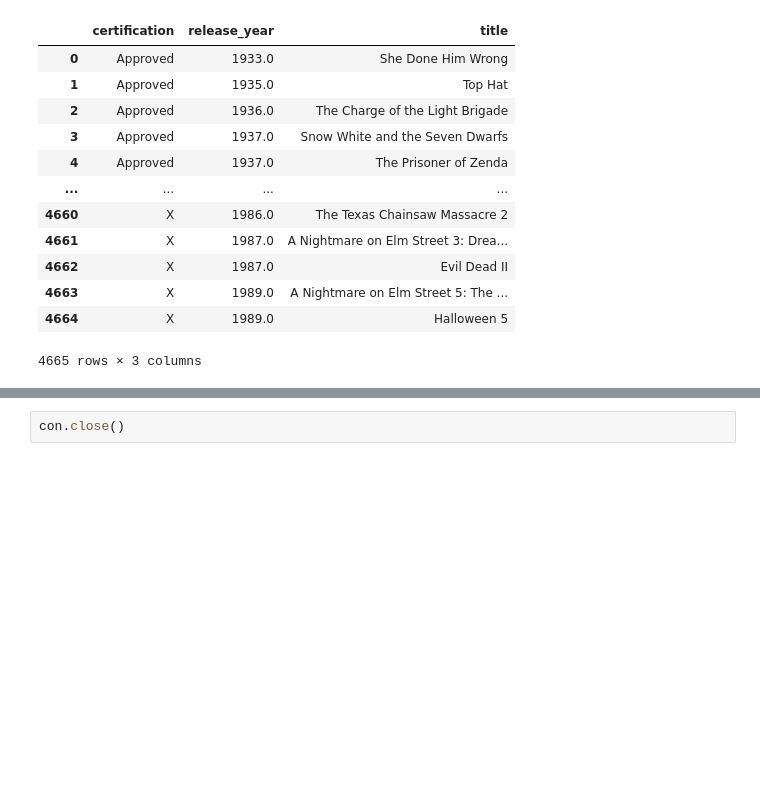
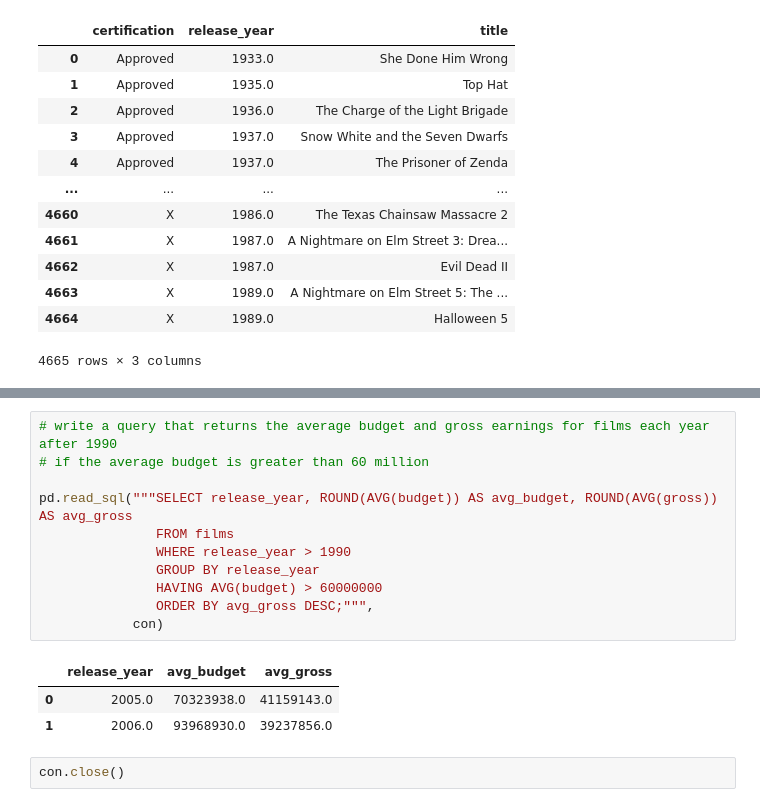
Before and after one commit to Cooleekova/data_engineering, a Jupyter notebook: SQL/SQL_basics.ipynb, the cells around one changed output, grey strips where cells are left out. Cells and saved outputs as stored; diff of their text form; blank space fills up the shorter version.

Commit message:
add examples with HAVING

```diff
--- a/SQL/SQL_basics.ipynb
+++ b/SQL/SQL_basics.ipynb
@@ -640,3 +663,18 @@ pd.read_sql("""SELECT release_year, COUNT(DISTINCT language) AS lang_count
+# %%
+# write a query that returns the average budget and gross earnings for films each year after 1990
+# if the average budget is greater than 60 million
+
+pd.read_sql("""SELECT release_year, ROUND(AVG(budget)) AS avg_budget, ROUND(AVG(gross)) AS avg_gross
+               FROM films
+               WHERE release_year > 1990
+               GROUP BY release_year
+               HAVING AVG(budget) > 60000000
+               ORDER BY avg_gross DESC;""",
+            con)
+# %% [output]
+|  | release_year | avg_budget | avg_gross |
+| 0 | 2005.0 | 70323938.0 | 41159143.0 |
+| 1 | 2006.0 | 93968930.0 | 39237856.0 |
 # %%
 con.close()
 # %% [markdown]
```
Also changed, not shown: parts of 12 cells of this notebook.
